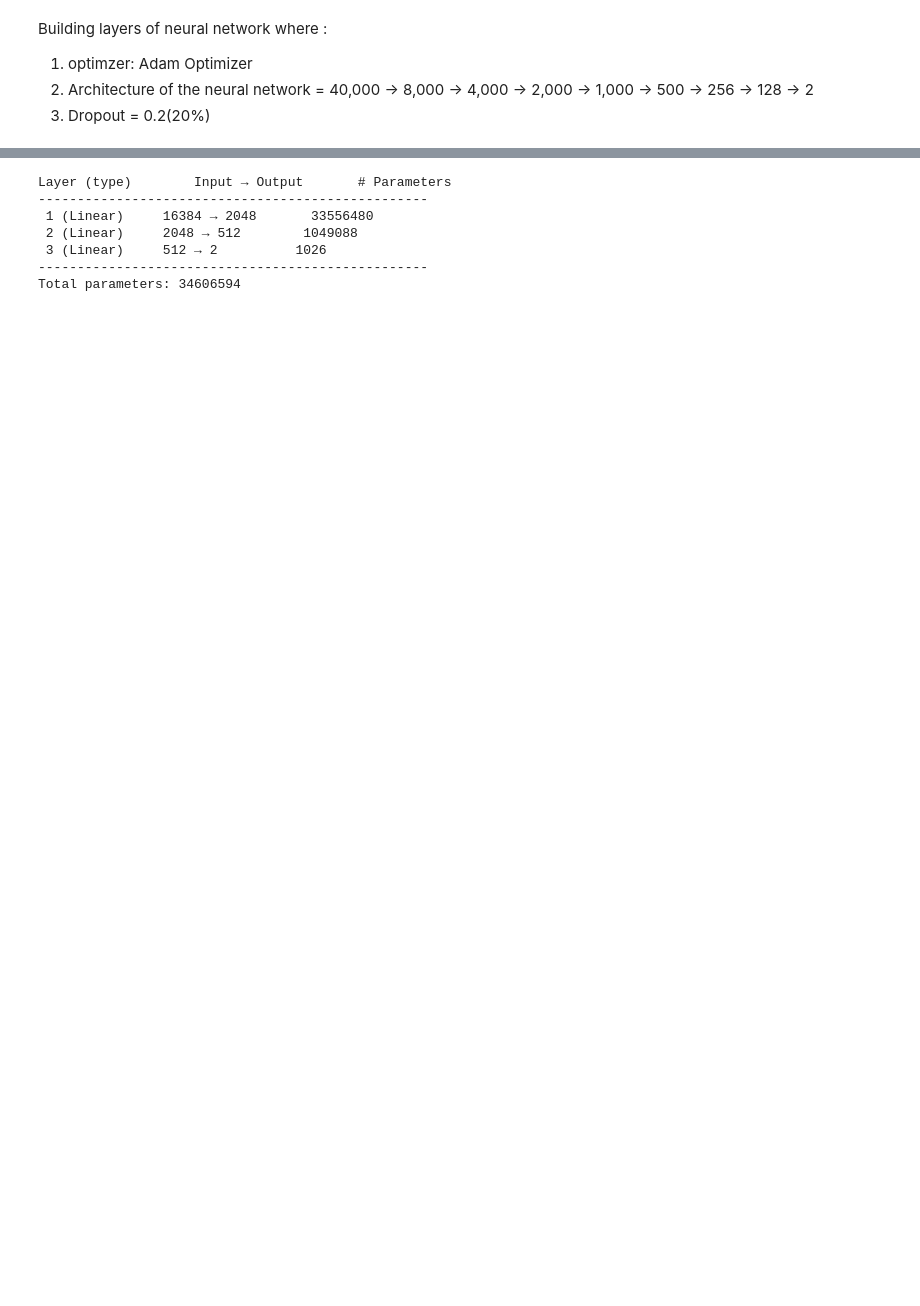
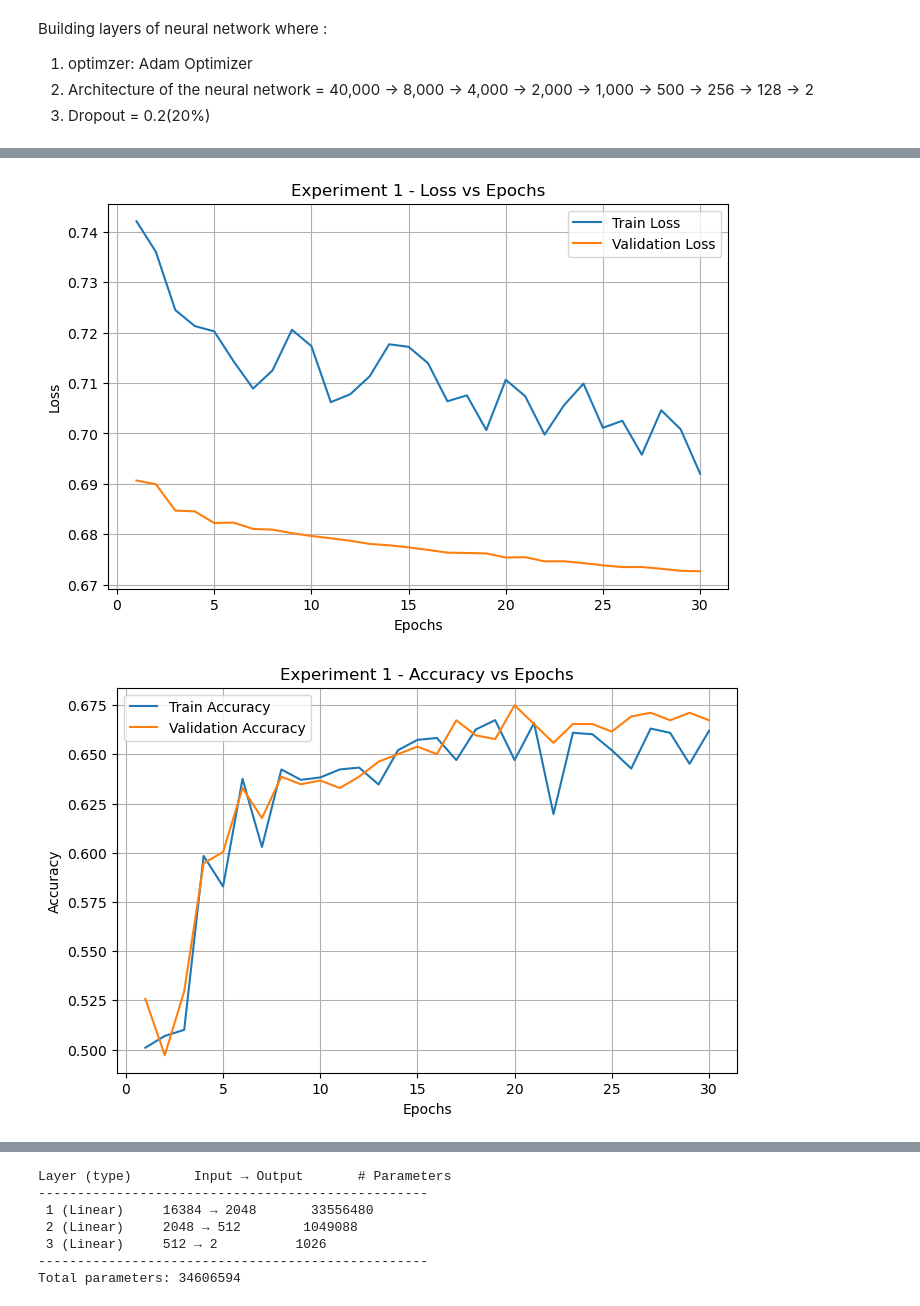
Before and after one commit to sania8/ProgrammingAndMathsforAI, a Jupyter notebook: Experimentwithnewarchitecture.ipynb, the cells around one changed output, grey strips where cells are left out. Cells and saved outputs as stored; diff of their text form; code cells hidden in the pictures; blank space fills up the shorter version.

```diff
--- a/Experimentwithnewarchitecture.ipynb
+++ b/Experimentwithnewarchitecture.ipynb
@@ -156,0 +660,43 @@ class Dropout:
+# %%
+import matplotlib.pyplot as plt
+
+def plot_experiment_history(history, title_prefix="Experiment"):
+    epochs = range(1, len(history["loss"]) + 1)
+
+    plt.figure(figsize=(8,5))
+    plt.plot(epochs, history["loss"], label="Train Loss")
+    if "val_loss" in history:
+        plt.plot(epochs, history["val_loss"], label="Validation Loss")
+    plt.xlabel("Epochs")
+    plt.ylabel("Loss")
+    plt.title(f"{title_prefix} - Loss vs Epochs")
+    plt.legend()
+    plt.grid(True)
+    plt.show()
+
+    plt.figure(figsize=(8,5))
+    plt.plot(epochs, history["train_acc"], label="Train Accuracy")
+    plt.plot(epochs, history["val_acc"], label="Validation Accuracy")
+
+    plt.xlabel("Epochs")
+    plt.ylabel("Accuracy")
+    plt.title(f"{title_prefix} - Accuracy vs Epochs")
+    plt.legend()
+    plt.grid(True)
+    plt.show()
+
+    plt.figure(figsize=(8,5))
+    plt.plot(epochs, history["precision"], label="Precision")
+    plt.plot(epochs, history["recall"], label="Recall")
+    plt.plot(epochs, history["f1"], label="F1 Score")
+    plt.xlabel("Epochs")
+    plt.ylabel("Score")
+    plt.title(f"{title_prefix} - Test Metrics vs Epochs")
+    plt.legend()
+    plt.grid(True)
+    plt.show()
+# %%
+plot_experiment_history(Experiment1, title_prefix="Experiment 1")
+# %% [output]
+[figure, added]
+[figure, added]
```
Also changed, not shown: parts of 68 cells of this notebook.
